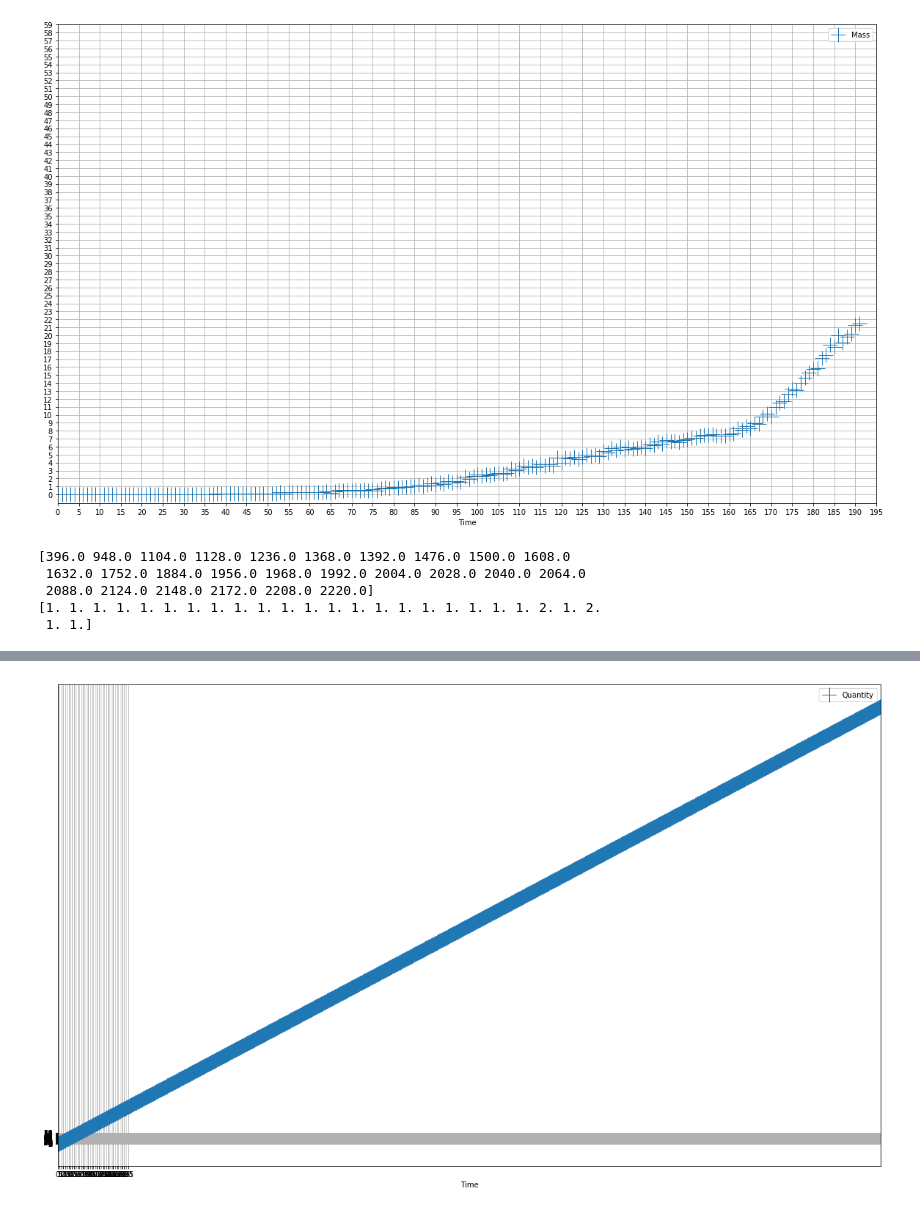
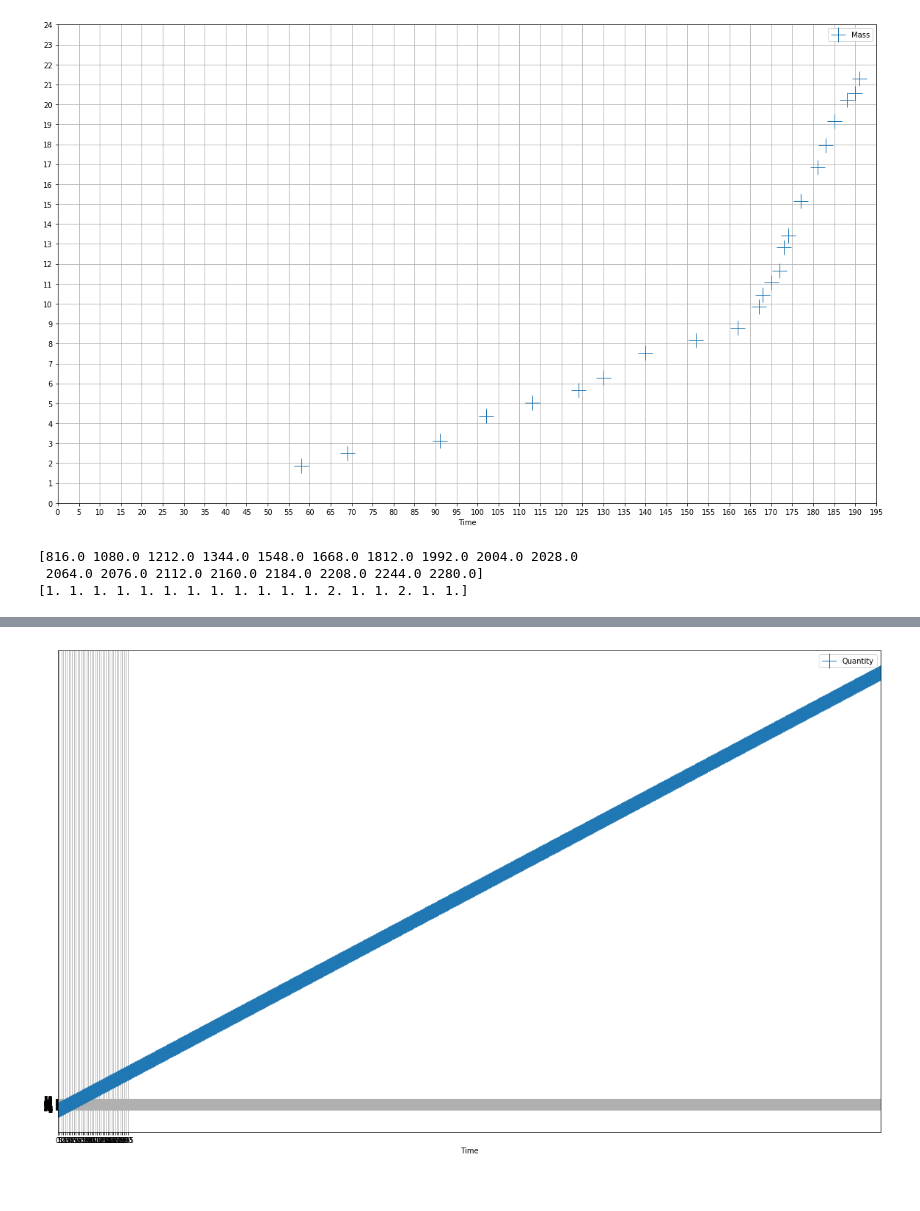
Before and after one commit to bam241/cvt_eg23, a Jupyter notebook: deployment optim.ipynb, the cells around one changed output, grey strips where cells are left out. Cells and saved outputs as stored; diff of their text form; code cells hidden in the pictures.

```diff
--- a/deployment optim.ipynb
+++ b/deployment optim.ipynb
@@ -60,42 +60,61 @@ def maxperdiv(df, division=12):
             dfn.loc[int(row['Time'] / division)]['Mass'] = val
             val = 0
     return dfn
+
+def increaseonly(df):
+    dfn = pd.DataFrame(columns=['Time','Mass'])
+    val = 0
+    for index, row in df.iterrows():
+        if val < row['Mass']:
+            val = row['Mass']
+            dfn.loc[int(row['Time'])] = int(row['Time'])
+            dfn.loc[int(row['Time'])]['Mass'] = row['Mass']
+            val = row['Mass']
+    return dfn
 # %%
-df1_y = maxperdiv(df1,12)
-df1_y['Mass'] = df1_y['Mass']/200000.
+df1_y = increaseonly(maxperdiv(df1,1))
+df1_y['Mass'] = df1_y['Mass']/20000.
+
 ax = df1_y.plot('Time','Mass',linestyle='', marker='+', markersize='20' ,figsize = (20,12))
 # Major ticks every 20, minor ticks every 5
 import numpy as np
-major_y_ticks = np.arange(0, 60, 1)
+major_y_ticks = np.arange(0, 25, 1)
 
 ax.set_yticks(major_y_ticks)
 major_x_ticks = np.arange(0, 200, 5)
 ax.set_xticks(major_x_ticks)
 
 
 
 # And a corresponding grid
 ax.grid(which='both')
 
 plt.show()
 # %% [output]
-[figure, old version]
+[figure, new version]
 # %%
 df1_y_unit = pd.DataFrame()
 
 df1_y_unit['Time'] = df1_y['Time']
 df1_y_build_unit = pd.DataFrame()
+df1_y_unit['Unit'] = df1_y['Mass']
 
-df1_y_unit['Unit'] = df1_y['Mass'].apply(lambda x: int(x) + 1 if x > int(x) else int(x))
+
+df1_y_unit['Unit'] = df1_y_unit['Unit'].apply(lambda x: int(x) + 1 if x > int(x) else int(x))
+
+
 df1_y_build_unit['Time'] = df1_y_unit['Time']
 df1_y_build_unit['Build'] = (df1_y_unit['Unit'] - df1_y_unit['Unit'].shift(1))
+df1_y_build_unit= df1_y_build_unit.dropna()
+
+#df1_y_build_unit['Build'] = df1_y_build_unit['Build'].apply(lambda x: int(x) + 1 if x > int(x) else int(x))
 df1_y_build_unit = df1_y_build_unit.loc[df1_y_build_unit.Build>0]
 df1_y_build_unit['Time'] *= 12.
-print(df1_y_build_unit['Time'].values-5*12)
+print(df1_y_build_unit['Time'].values-12.)
 print(df1_y_build_unit['Build'].values)
+
+#### REMEMBER to add the first step !!
 # %% [output]
-[396.0 948.0 1104.0 1128.0 1236.0 1368.0 1392.0 1476.0 1500.0 1608.0
- 1632.0 1752.0 1884.0 1956.0 1968.0 1992.0 2004.0 2028.0 2040.0 2064.0
- 2088.0 2124.0 2148.0 2172.0 2208.0 2220.0]
-[1. 1. 1. 1. 1. 1. 1. 1. 1. 1. 1. 1. 1. 1. 1. 1. 1. 1. 1. 1. 1. 2. 1. 2.
- 1. 1.]
+[816.0 1080.0 1212.0 1344.0 1548.0 1668.0 1812.0 1992.0 2004.0 2028.0
+ 2064.0 2076.0 2112.0 2160.0 2184.0 2208.0 2244.0 2280.0]
+[1. 1. 1. 1. 1. 1. 1. 1. 1. 1. 1. 1. 2. 1. 1. 2. 1. 1.]
```
Also changed, not shown: parts of 9 cells of this notebook, 7 other files.
